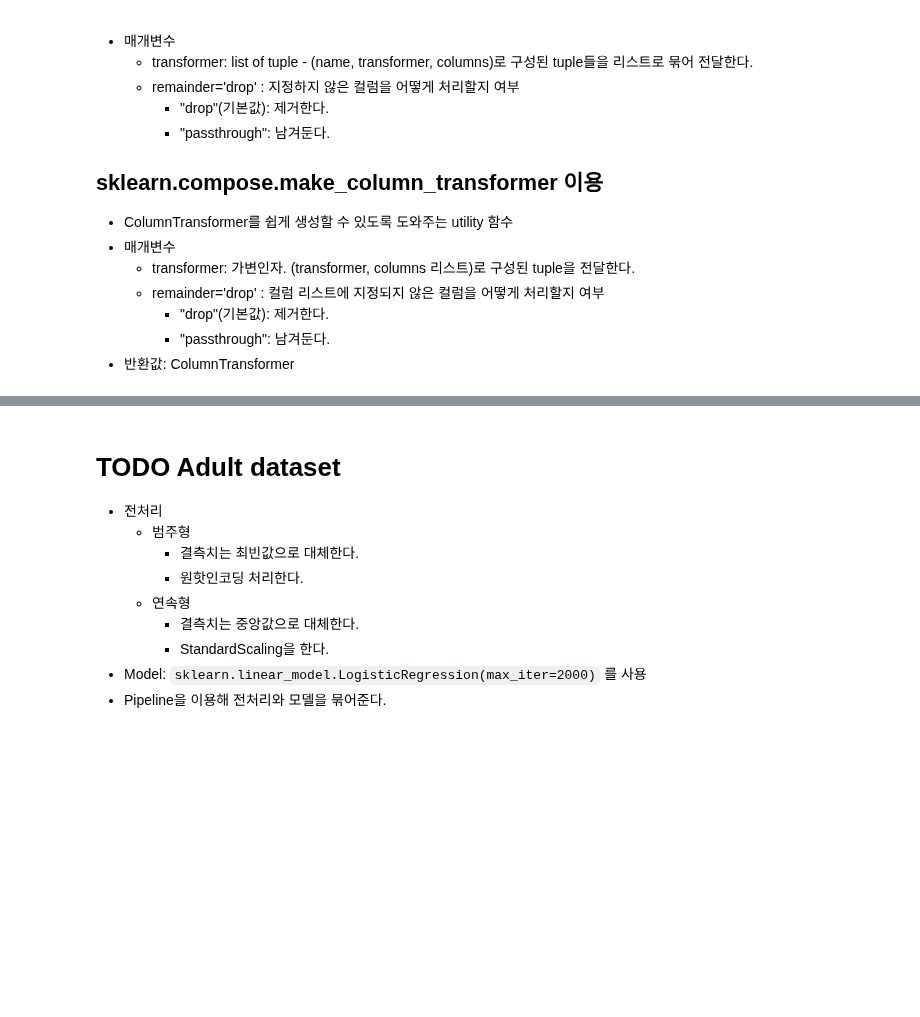
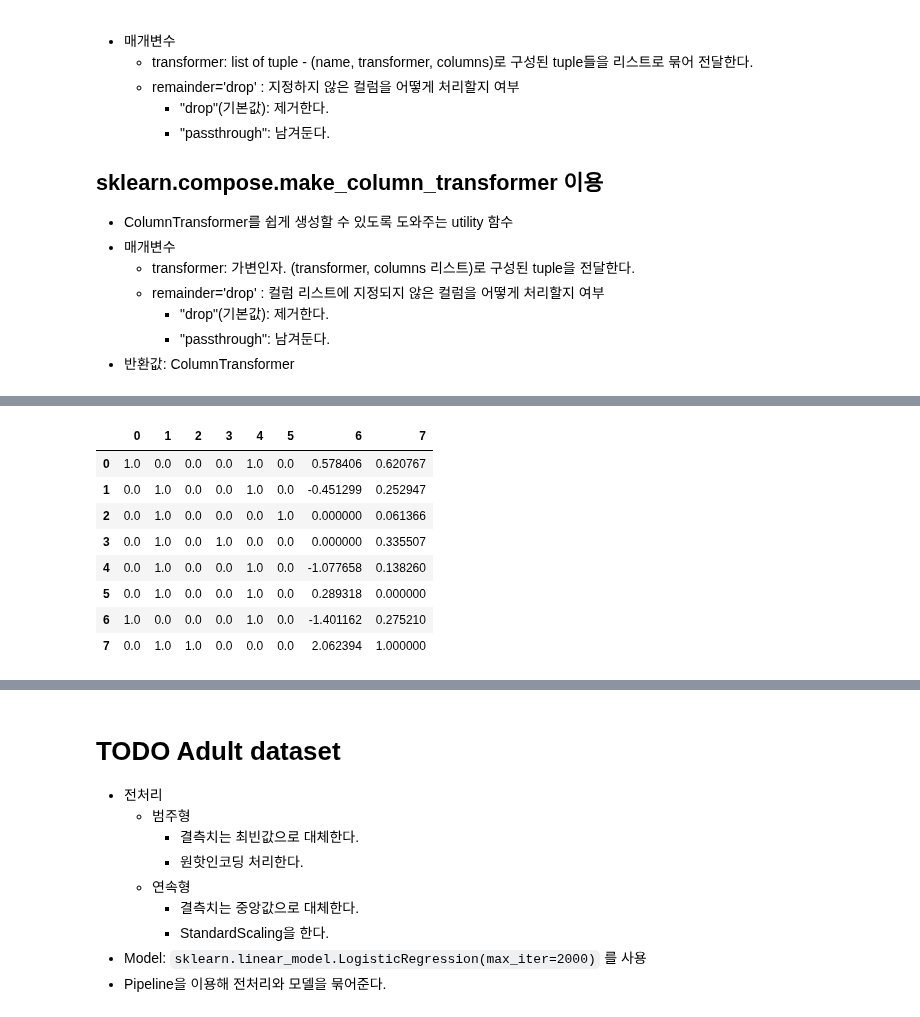
Before and after one commit to LeeJUHO127/DA-35, a Jupyter notebook: 07_machine_learning/06_과적합_일반화_그리드서치_파이프라인.ipynb, the cells around one changed output, grey strips where cells are left out. Saved outputs shown, nothing was run; the diff lists cells and outputs as text; code cells hidden in the pictures; blank space fills up the shorter version.

```diff
--- a/07_machine_learning/06_과적합_일반화_그리드서치_파이프라인.ipynb
+++ b/07_machine_learning/06_과적합_일반화_그리드서치_파이프라인.ipynb
@@ -367,0 +443,3 @@ accuracy_score(y_test, pred)
+# %%
+pd.options.display.max_columns=30
+result_df2.sort_values(["rank_test_accuracy", "rank_test_recall"]).head()
@@ -507,0 +843,38 @@ df.head()
+# %%
+from sklearn.compose import ColumnTransformer
+from sklearn.impute import SimpleImputer   # 결측치값 대체.
+from sklearn.preprocessing import OneHotEncoder, StandardScaler, MinMaxScaler
+# 전처리별로 생성
+### 결측치 처리. - 컬럼별로 다르게 처리
+### [("전처리기 이름",  전처리기, 리스트[컬럼명])]
+na_transformer = ColumnTransformer([
+    ("category_imputer", SimpleImputer(strategy="most_frequent"), ["gender", "blood_type"]),
+    ("number_imputer", SimpleImputer(strategy="mean"), ["tall", "weight"])
+])
+# na_transformer.fit_transform(df)
+### Feature Engineer - 컬럼별로 다르게 처리.
+fe_transformer = ColumnTransformer([
+    ("category_ohe", OneHotEncoder(), [0, 1]),# featuer의 index로 지정.
+    ("number_scaler", StandardScaler(), [2]),
+    ("number_scaler2", MinMaxScaler(), [3])
+])
+### DataFrame이 입력일 경우 컬럼명이나 컬럼 index를 지정.
+### ndarray가 입력일 경우 컬럼(feature) index를 지정.
+# fe_transformer.fit_transform(df)
+# %%
+transformer_pipeline = Pipeline([
+    ("step1", na_transformer),
+    ("step2", fe_transformer)
+])
+# %%
+pd.DataFrame(transformer_pipeline.fit_transform(df))
+# %% [output]
+|  | 0 | 1 | 2 | 3 | 4 | 5 | 6 | 7 |
+| 0 | 1.0 | 0.0 | 0.0 | 0.0 | 1.0 | 0.0 | 0.578406 | 0.620767 |
+| 1 | 0.0 | 1.0 | 0.0 | 0.0 | 1.0 | 0.0 | -0.451299 | 0.252947 |
+| 2 | 0.0 | 1.0 | 0.0 | 0.0 | 0.0 | 1.0 | 0.000000 | 0.061366 |
+| 3 | 0.0 | 1.0 | 0.0 | 1.0 | 0.0 | 0.0 | 0.000000 | 0.335507 |
+| 4 | 0.0 | 1.0 | 0.0 | 0.0 | 1.0 | 0.0 | -1.077658 | 0.138260 |
+| 5 | 0.0 | 1.0 | 0.0 | 0.0 | 1.0 | 0.0 | 0.289318 | 0.000000 |
+| 6 | 1.0 | 0.0 | 0.0 | 0.0 | 1.0 | 0.0 | -1.401162 | 0.275210 |
+| 7 | 0.0 | 1.0 | 1.0 | 0.0 | 0.0 | 0.0 | 2.062394 | 1.000000 |
```
Also changed, not shown: parts of 57 cells of this notebook, 4 other files.
